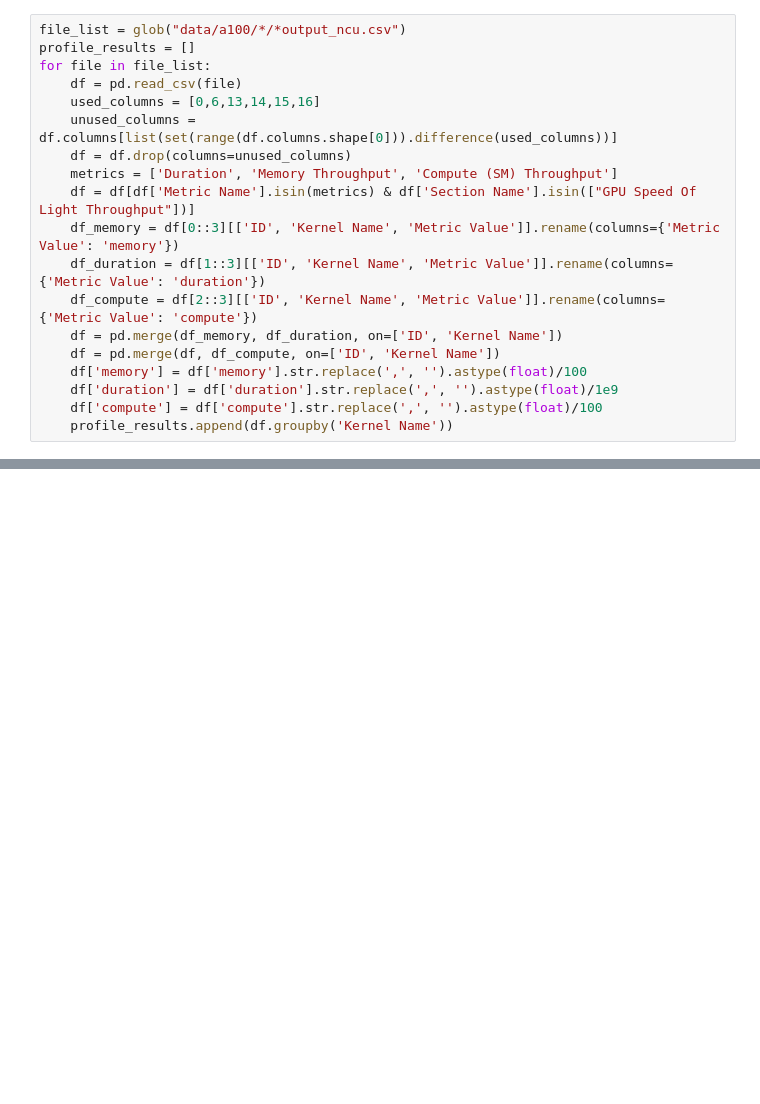
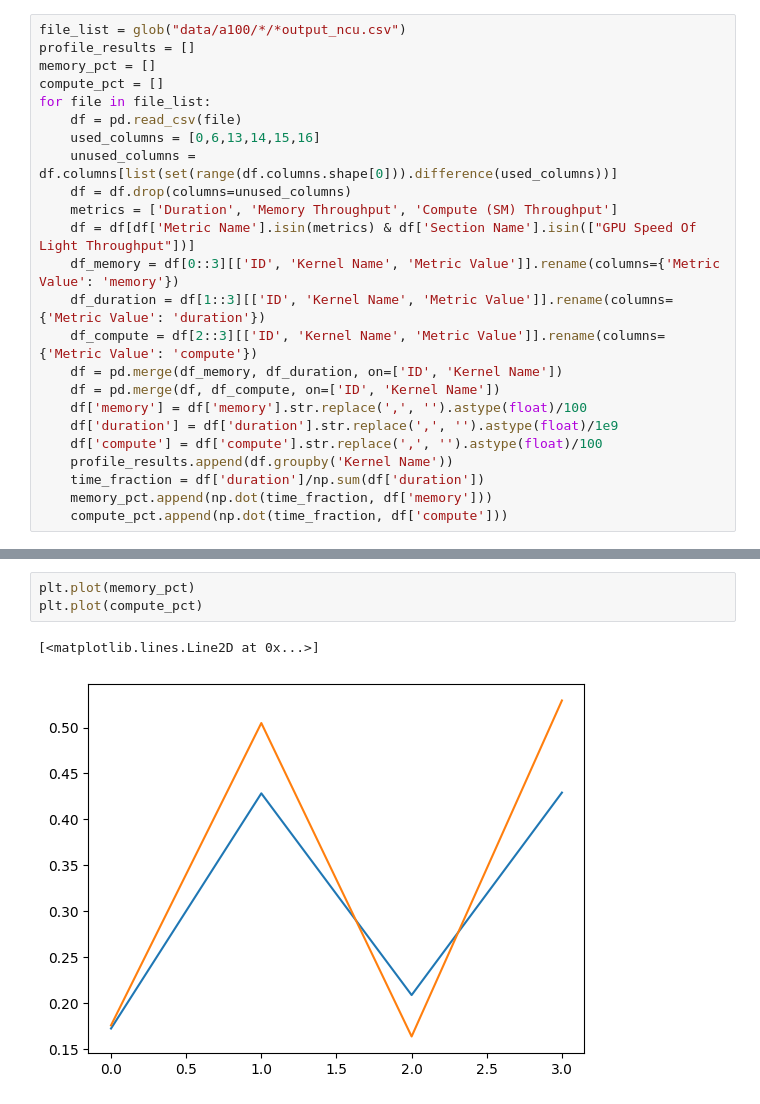
Before and after one commit to psinha25/hotcarbon-24, a Jupyter notebook: profiler/profiler_analysis.ipynb, the cells around one changed output, grey strips where cells are left out. Cells and saved outputs as stored; diff of their text form; blank space fills up the shorter version.

Commit message:
memory and compute pct

```diff
--- a/profiler/profiler_analysis.ipynb
+++ b/profiler/profiler_analysis.ipynb
@@ -5,6 +6,8 @@ import numpy as np
 # %%
 file_list = glob("data/a100/*/*output_ncu.csv")
 profile_results = []
+memory_pct = []
+compute_pct = []
 for file in file_list:
     df = pd.read_csv(file)
     used_columns = [0,6,13,14,15,16]
@@ -21,4 +24,7 @@ for file in file_list:
     df['duration'] = df['duration'].str.replace(',', '').astype(float)/1e9
     df['compute'] = df['compute'].str.replace(',', '').astype(float)/100
     profile_results.append(df.groupby('Kernel Name'))
+    time_fraction = df['duration']/np.sum(df['duration'])
+    memory_pct.append(np.dot(time_fraction, df['memory']))
+    compute_pct.append(np.dot(time_fraction, df['compute']))
 # %%
@@ -41,0 +44,6 @@ profile_results[0].describe()
+# %%
+plt.plot(memory_pct)
+plt.plot(compute_pct)
+# %% [output]
+[<matplotlib.lines.Line2D at 0x...>]
+[figure, added]
```
Also changed, not shown: parts of 3 cells of this notebook.
